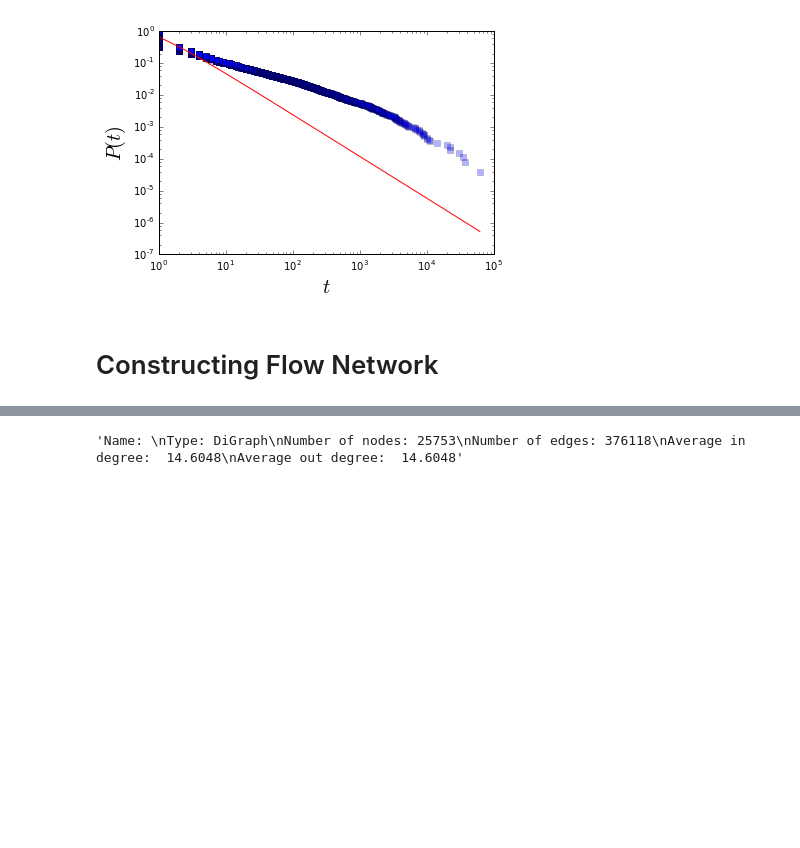
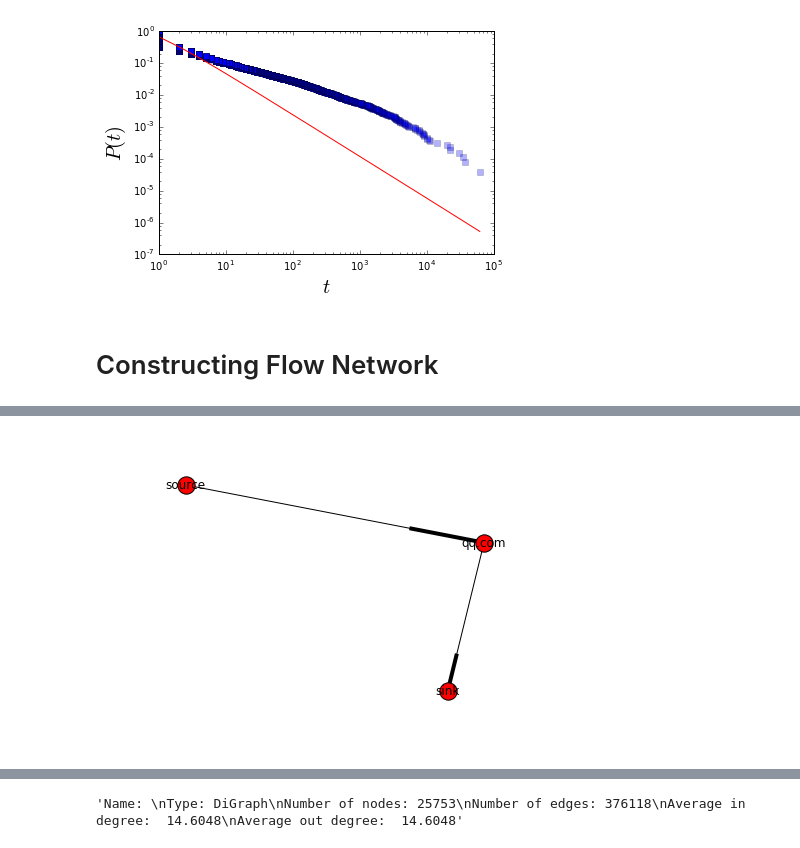
Before and after one commit to SocratesClub/cjc, a Jupyter notebook: cases/bjmobile_attention_flow_network.ipynb, the cells around one changed output, grey strips where cells are left out. Saved outputs shown, nothing was run; the diff lists cells and outputs as text; code cells hidden in the pictures; blank space fills up the shorter version.

```diff
--- a/cases/bjmobile_attention_flow_network.ipynb
+++ b/cases/bjmobile_attention_flow_network.ipynb
@@ -684,0 +752,3 @@ df[:15]
+# %%
+dfi = df[df['user']==32815620]
+dfi[:5]
@@ -684,0 +772,7 @@ df[:15]
+# %%
+Ci = dfi[['user', 'website']][:1]#[af_df['day']=='2016-10-01']
+Ci = np.array(Ci)
+gi = constructFlowNetwork(Ci)
+nx.draw(gi, with_labels = True)
+# %% [output]
+[figure, added]
```
Also changed, not shown: parts of 39 cells of this notebook, 10 other files.
